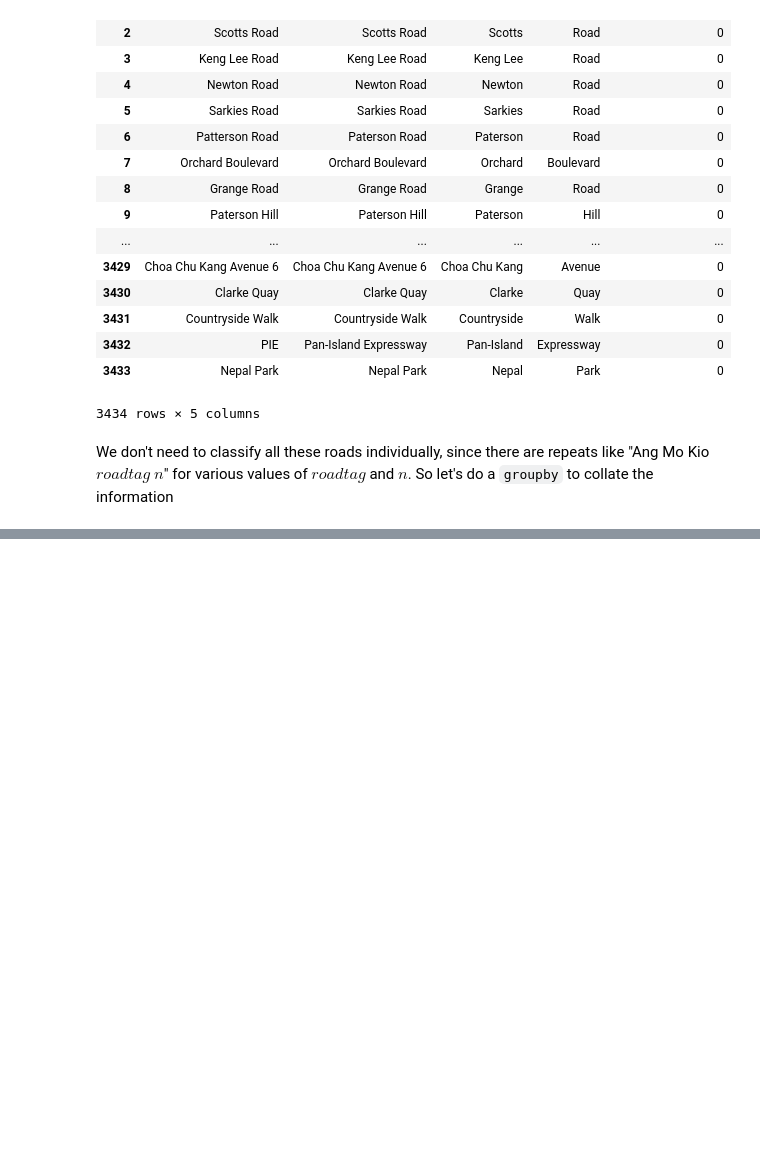
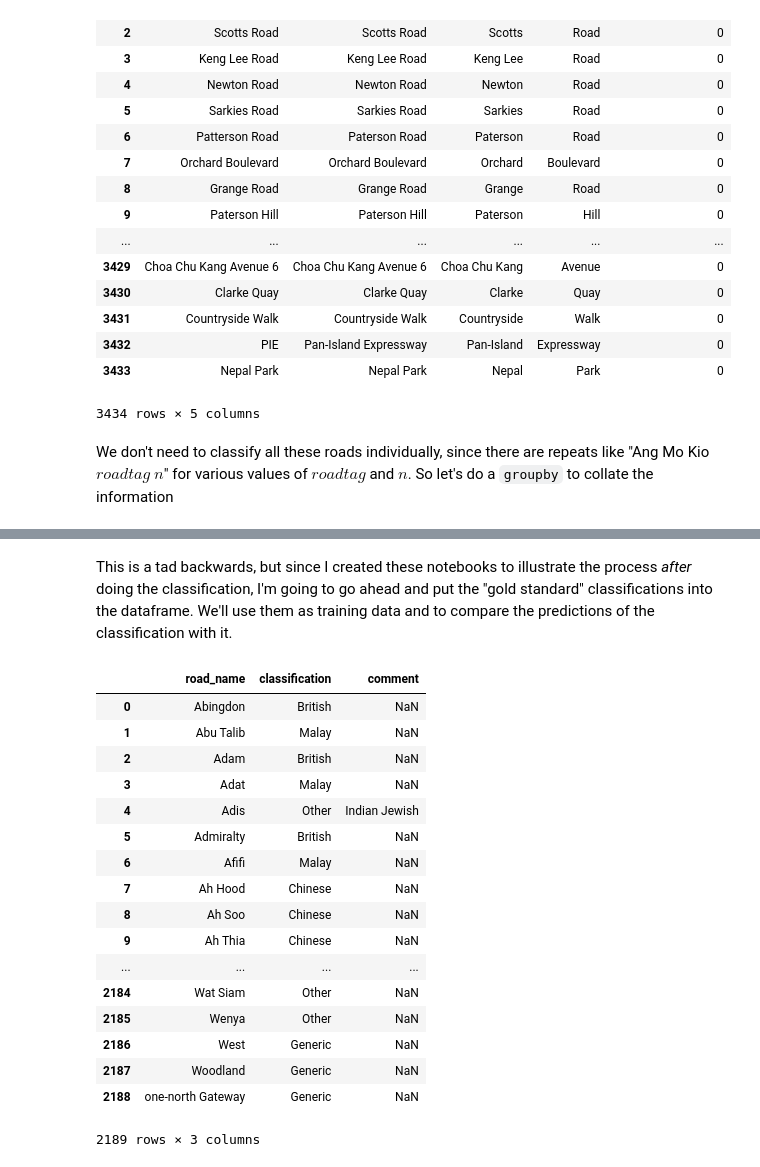
Before and after one commit to michelleful/SingaporeRoadnameOrigins, a Jupyter notebook: notebooks/02 Preparing data for classification.ipynb, the cells around one changed output, grey strips where cells are left out. Cells and saved outputs as stored; diff of their text form; code cells hidden in the pictures; blank space fills up the shorter version.

Commit message:
Add gold standard labels

```diff
--- a/notebooks/02 Preparing data for classification.ipynb
+++ b/notebooks/02 Preparing data for classification.ipynb
@@ -177,0 +198,26 @@ gb2 = pd.DataFrame(gb).reset_index()[['road_name', 'has_malay_road_tag']]
+# %% [markdown]
+This is a tad backwards, but since I created these notebooks to illustrate the process *after* doing the classification, I'm going to go ahead and put the "gold standard" classifications into the dataframe. We'll use them as training data and to compare the predictions of the classification with it.
+# %%
+gold = pd.read_csv('final-classification.csv')
+# strip out whitespace
+gold.road_name = gold.road_name.str.strip(' ')
+gold
+# %% [output]
+|  | road_name | classification | comment |
+| 0 | Abingdon | British | NaN |
+| 1 | Abu Talib | Malay | NaN |
+| 2 | Adam | British | NaN |
+| 3 | Adat | Malay | NaN |
+| 4 | Adis | Other | Indian Jewish |
+| 5 | Admiralty | British | NaN |
+| 6 | Afifi | Malay | NaN |
+| 7 | Ah Hood | Chinese | NaN |
+| 8 | Ah Soo | Chinese | NaN |
+| 9 | Ah Thia | Chinese | NaN |
+| ... | ... | ... | ... |
+| 2184 | Wat Siam | Other | NaN |
+| 2185 | Wenya | Other | NaN |
+| 2186 | West | Generic | NaN |
+| 2187 | Woodland | Generic | NaN |
+| 2188 | one-north Gateway | Generic | NaN |
+2189 rows × 3 columns
```
Also changed, not shown: parts of 3 cells of this notebook.
